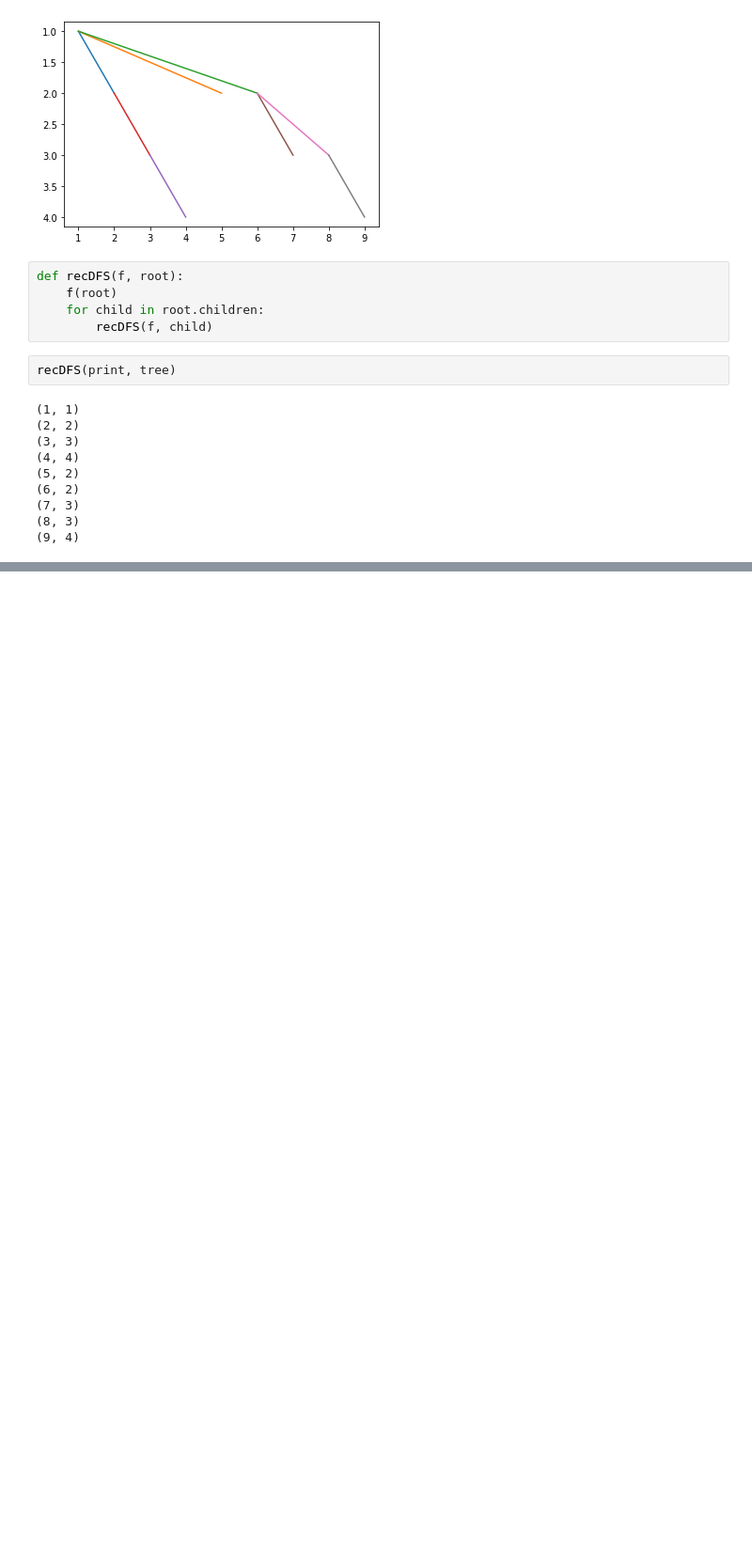
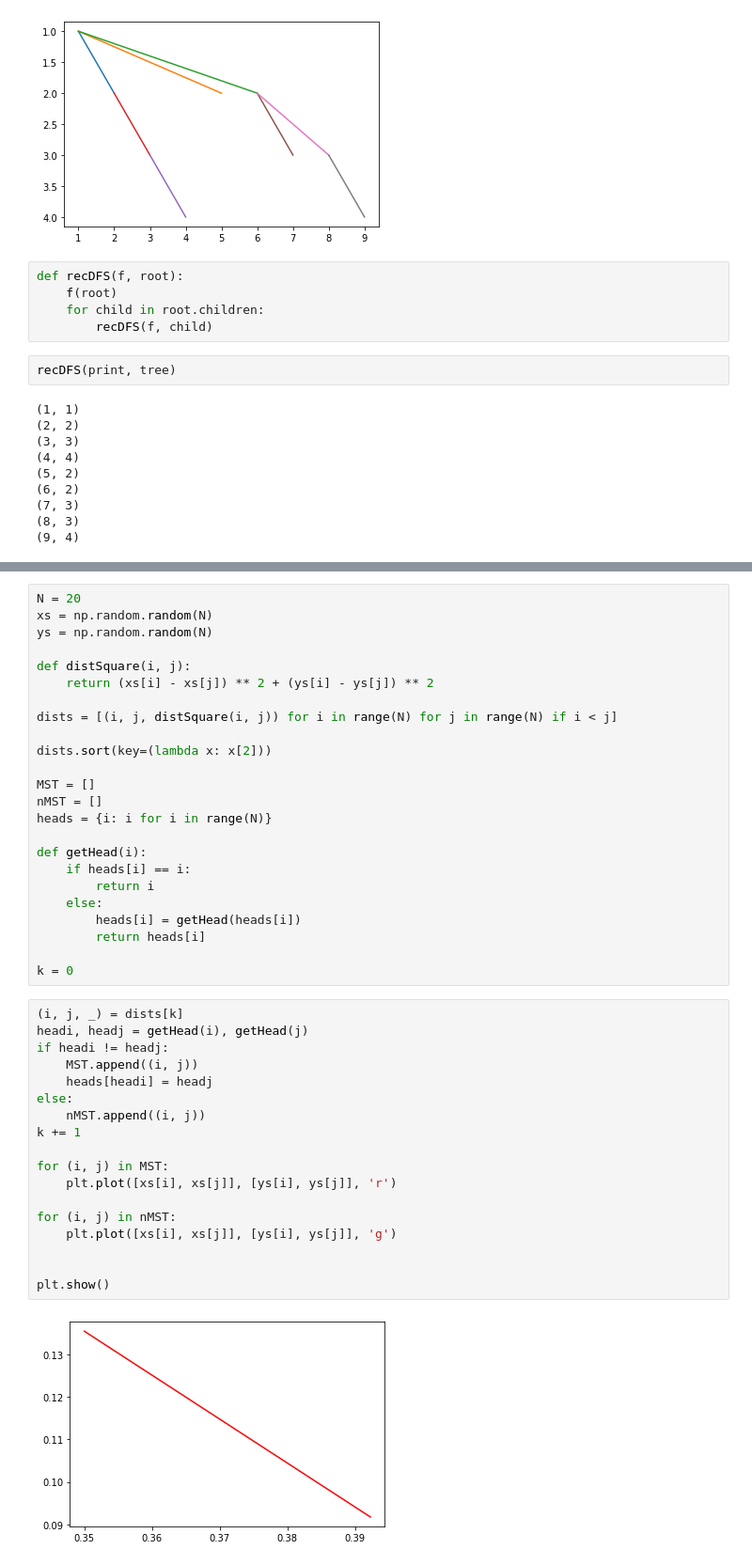
Before and after one commit to codingtenshi/SDA, a Jupyter notebook: aisd.ipynb, the cells around one changed output, grey strips where cells are left out. Shown at 94% size. Saved outputs shown, nothing was run; the diff lists cells and outputs as text; blank space fills up the shorter version.

```diff
--- a/aisd.ipynb
+++ b/aisd.ipynb
@@ -1086,0 +1129,44 @@ recDFS(print, tree)
+# %%
+N = 20
+xs = np.random.random(N)
+ys = np.random.random(N)
+
+def distSquare(i, j):
+    return (xs[i] - xs[j]) ** 2 + (ys[i] - ys[j]) ** 2
+
+dists = [(i, j, distSquare(i, j)) for i in range(N) for j in range(N) if i < j]
+
+dists.sort(key=(lambda x: x[2]))
+
+MST = []
+nMST = []
+heads = {i: i for i in range(N)}
+
+def getHead(i):
+    if heads[i] == i:
+        return i
+    else:
+        heads[i] = getHead(heads[i])
+        return heads[i]
+
+k = 0
+# %%
+(i, j, _) = dists[k]
+headi, headj = getHead(i), getHead(j)
+if headi != headj:
+    MST.append((i, j))
+    heads[headi] = headj
+else:
+    nMST.append((i, j))
+k += 1
+
+for (i, j) in MST:
+    plt.plot([xs[i], xs[j]], [ys[i], ys[j]], 'r')
+
+for (i, j) in nMST:
+    plt.plot([xs[i], xs[j]], [ys[i], ys[j]], 'g')
+
+
+plt.show()
+# %% [output]
+[figure, added]
```
Also changed, not shown: parts of 17 cells of this notebook.
